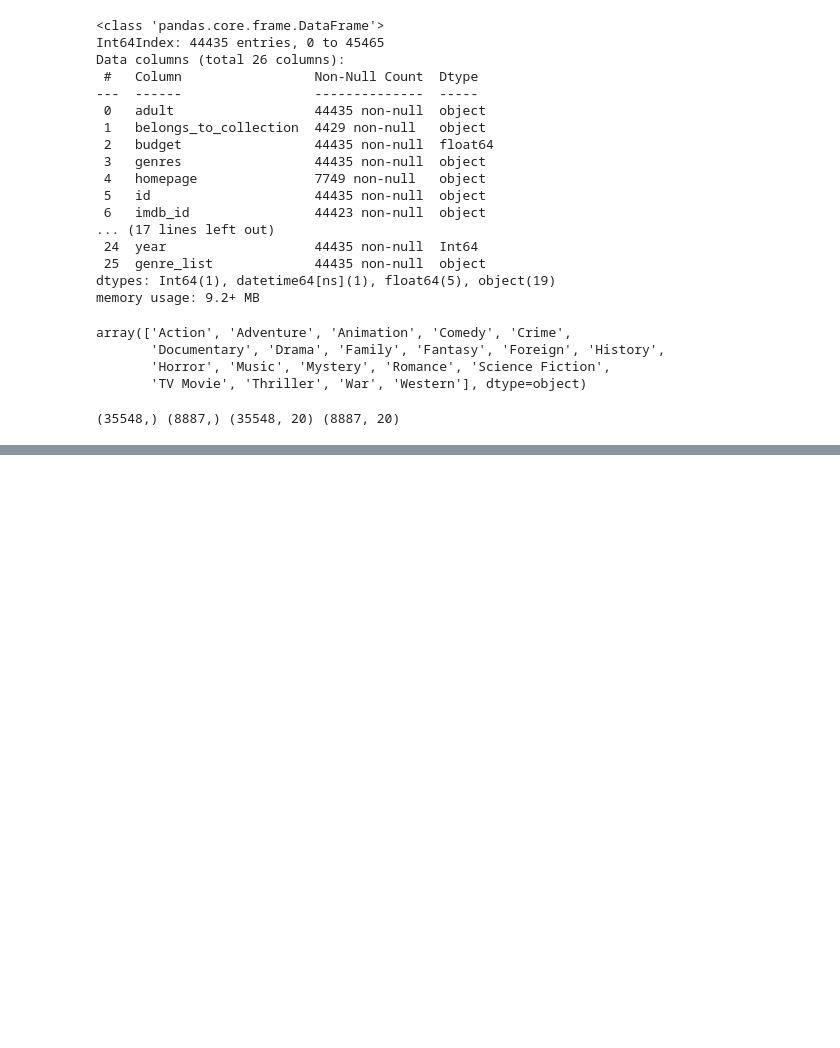
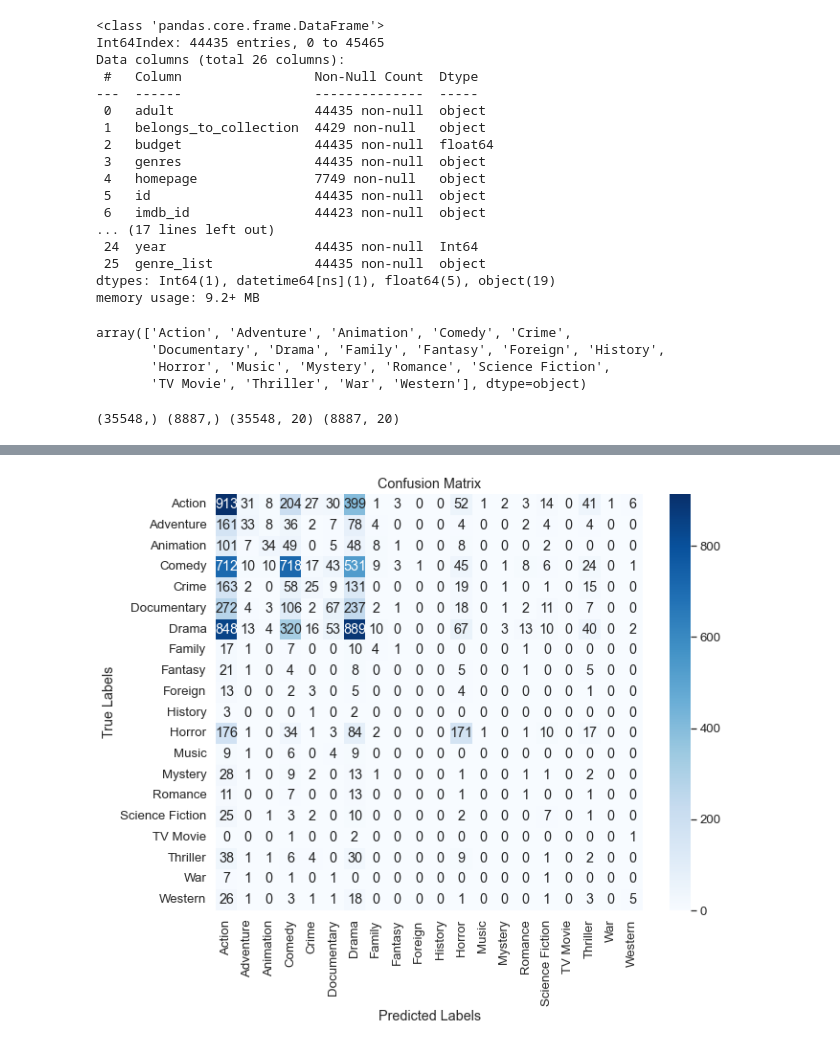
Before and after one commit to vipin-gunda/MovieGenreClassification, a Jupyter notebook: mlp.ipynb, the cells around one changed output, grey strips where cells are left out. Cells and saved outputs as stored; diff of their text form; code cells hidden in the pictures; blank space fills up the shorter version.

```diff
--- a/mlp.ipynb
+++ b/mlp.ipynb
@@ -147,0 +209,21 @@ Accuracy - Validation: 0.10903567007989198
+# %%
+val_preds = model.predict(X_val_vector)
+
+genre_labels = final_genres.classes_
+
+conf_matrix = confusion_matrix(y_val.argmax(axis=1), val_preds.argmax(axis=1))
+
+conf_matrix_df = pd.DataFrame(conf_matrix, index=genre_labels, columns=genre_labels)
+
+plt.figure(figsize=(10, 8))
+sns.set(font_scale=1.2)
+sns.heatmap(conf_matrix_df, annot=True, cmap='Blues', fmt='g')
+
+plt.xlabel('Predicted Labels')
+plt.ylabel('True Labels')
+plt.title('Confusion Matrix')
+
+plt.savefig('confusion_matrix.png')
+plt.show()
+# %% [output]
+[figure, added]
```
Also changed, not shown: parts of 8 cells of this notebook.
